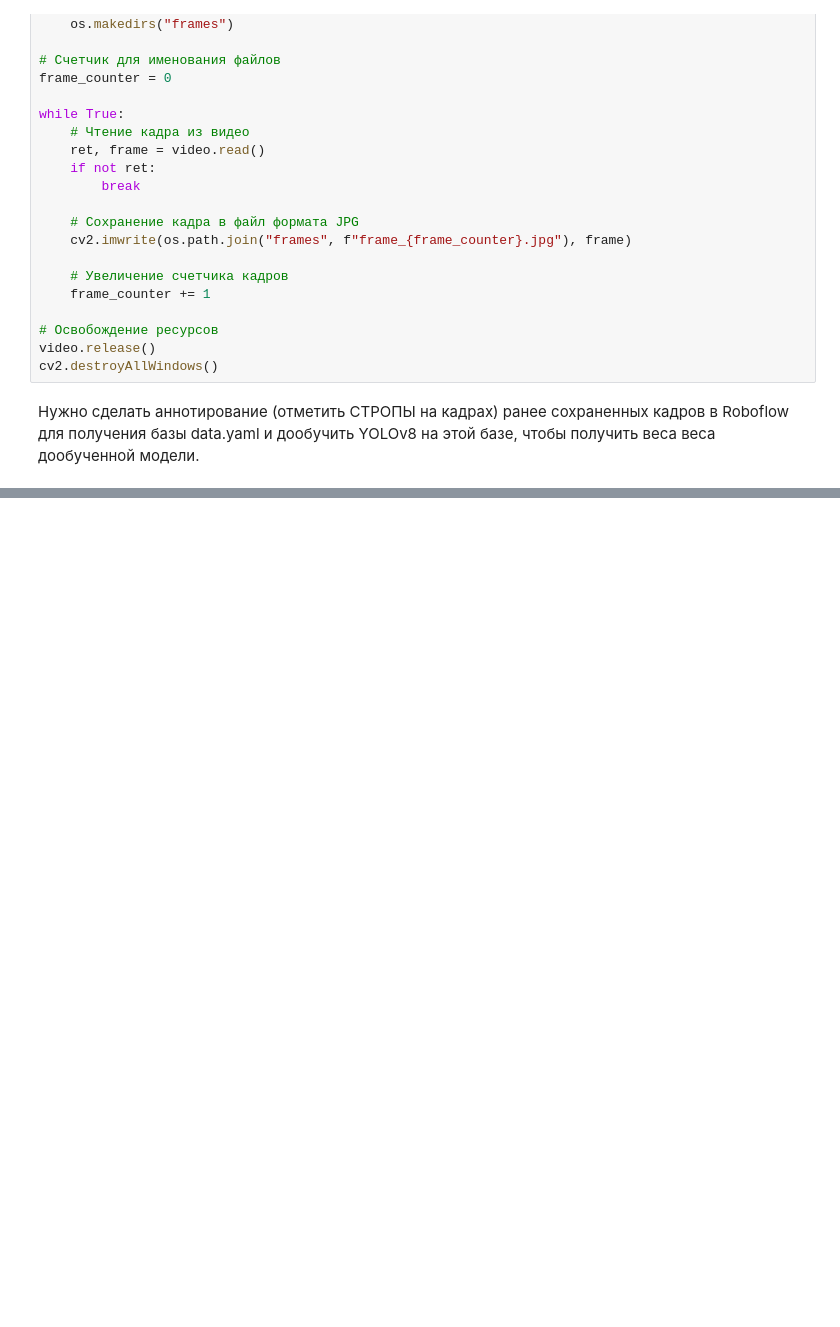
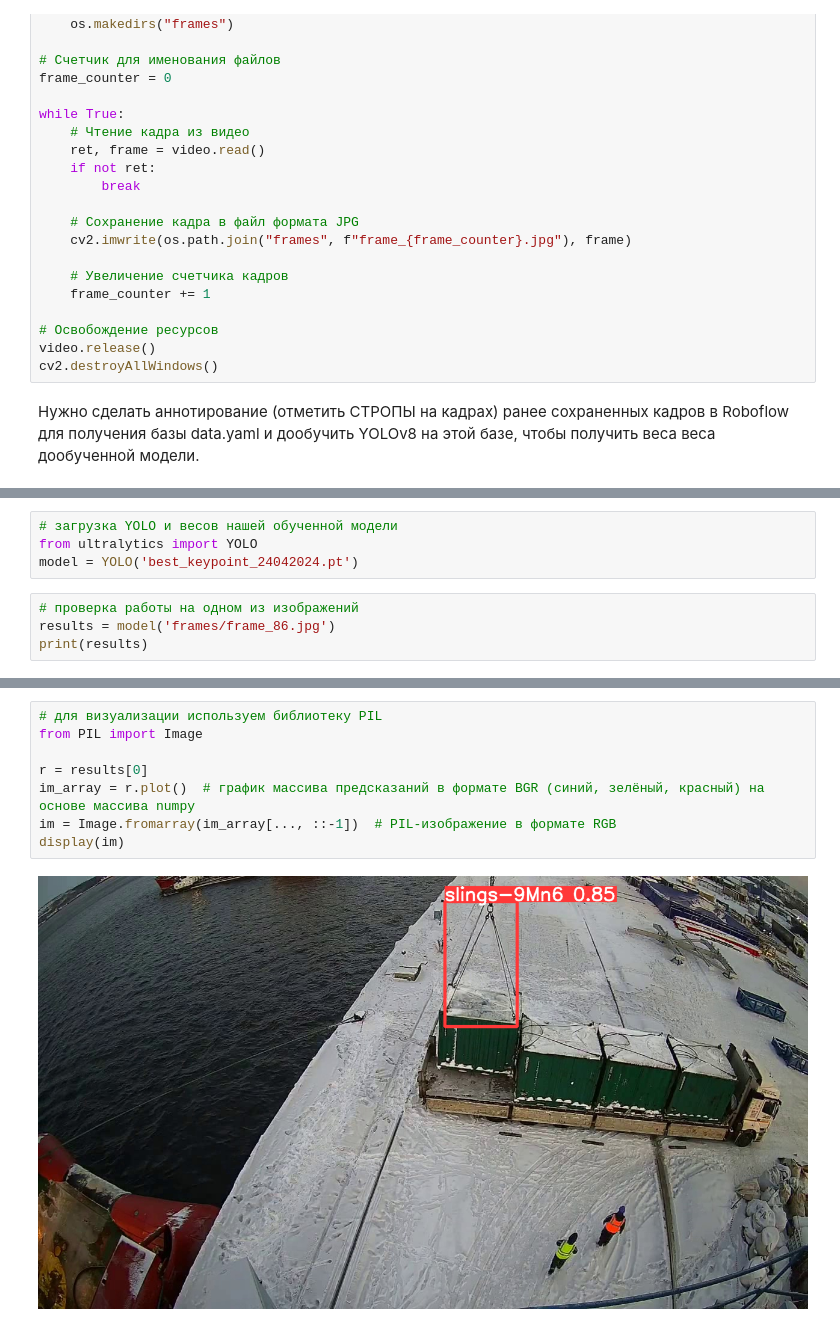
Before and after one commit to RomanPenzov/Gasprom_sling_angle, a Jupyter notebook: sling_angle.ipynb, the cells around one changed output, grey strips where cells are left out. Drawn from its saved outputs; the diff is of its cells as text; blank space fills up the shorter version.

```diff
--- a/sling_angle.ipynb
+++ b/sling_angle.ipynb
@@ -95,0 +89,8 @@ results.show()
+# %%
+# загрузка YOLO и весов нашей обученной модели
+from ultralytics import YOLO
+model = YOLO('best_keypoint_24042024.pt')
+# %%
+# проверка работы на одном из изображений
+results = model('frames/frame_86.jpg')
+print(results)
@@ -95,0 +115,10 @@ results.show()
+# %%
+# для визуализации используем библиотеку PIL
+from PIL import Image
+
+r = results[0]
+im_array = r.plot()  # график массива предсказаний в формате BGR (синий, зелёный, красный) на основе массива numpy
+im = Image.fromarray(im_array[..., ::-1])  # PIL-изображение в формате RGB
+display(im)
+# %% [output]
+[figure, added]
```
Also changed, not shown: parts of 12 cells of this notebook, 4 other files.
